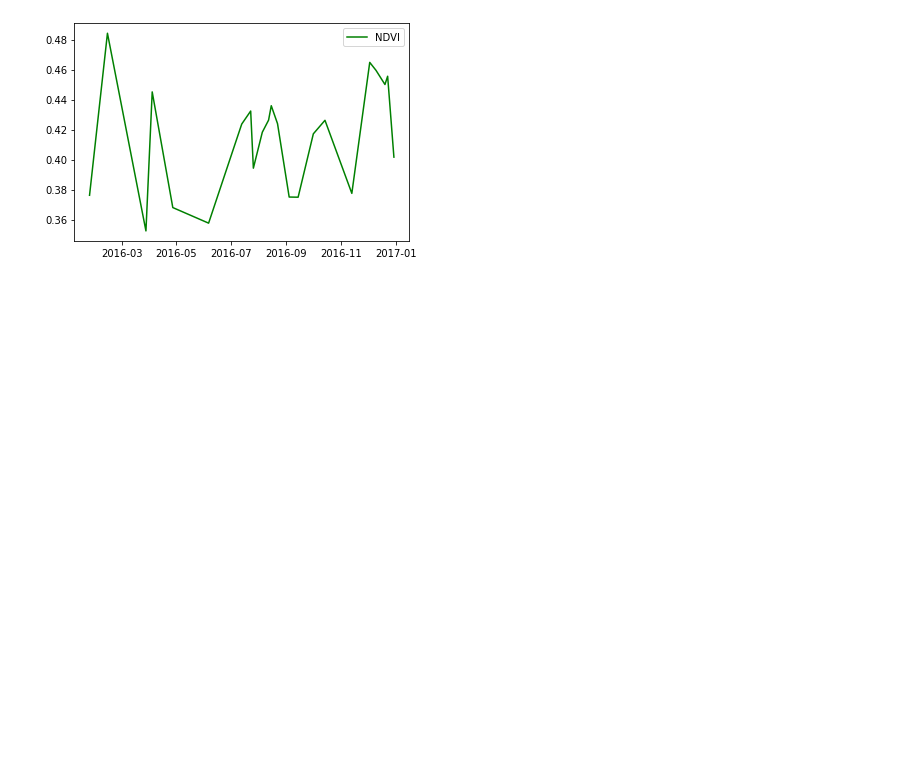
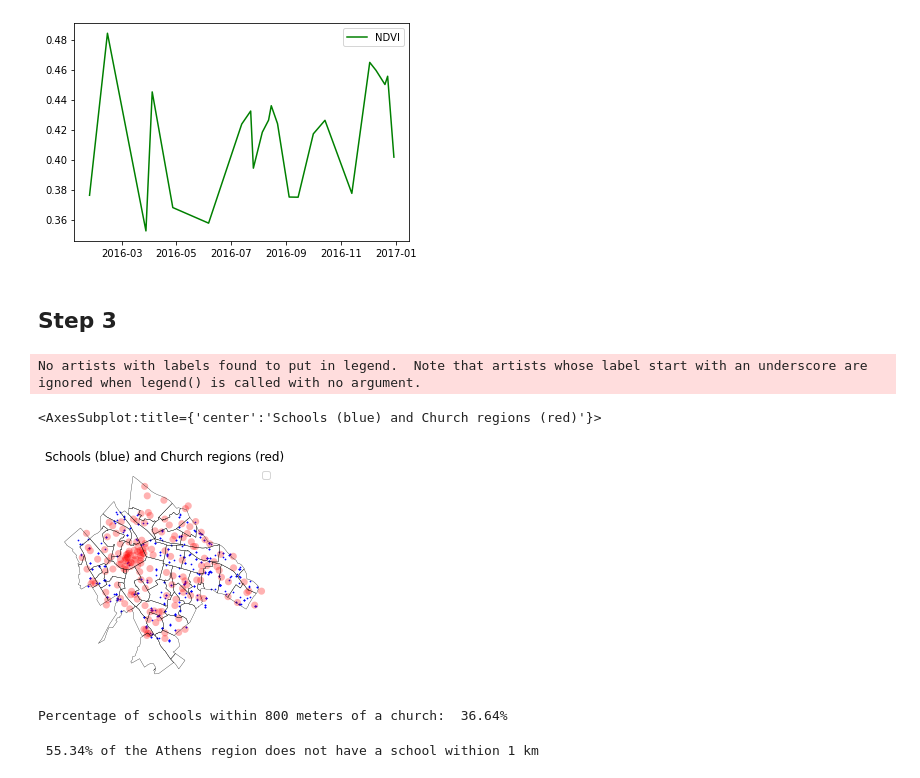
Before and after one commit to k-papadakis/geospatial-labs, a Jupyter notebook: lab2/main.ipynb, the cells around one changed output. Cells and saved outputs as stored; diff of their text form; code cells hidden in the pictures; blank space fills up the shorter version.

```diff
--- a/lab2/main.ipynb
+++ b/lab2/main.ipynb
@@ -141,3 +142,5 @@ plt.legend()
 plt.show()
 # %% [output]
 [figure]
+# %% [markdown]
+## Step 3
@@ -143,0 +173,46 @@ plt.show()
+# %%
+def wfs_geodatagov(typeName, crs):
+    url = 'http://geodata.gov.gr/geoserver/ows'
+    params = dict(service='WFS', version='2.0.0', request='GetFeature', srsName=f'EPSG:{crs}', outputFormat='json')
+    params['typeName'] = typeName
+    r = requests.get(url, params=params)
+    features = geojson.loads(r.text)
+    df = gpd.GeoDataFrame.from_features(features, crs=crs)
+    return df
+
+
+# EPGS:32634 uses meters for coordinates, which means we can meters as buffer distance
+crs = 3264
+police_typeName = 'geodata.gov.gr:9603c9bb-fa1c-4272-beb5-2a21204da56b'
+schools_typeName = 'geodata.gov.gr:11009351-71ec-47f1-9da5-282f04b72a80'
+churches_typeName = 'geodata.gov.gr:8ae90a8d-ab68-4c0a-8153-45cab12ee57a'
+
+police = wfs_geodatagov(police_typeName, crs)
+schools = wfs_geodatagov(schools_typeName, crs)
+churches = wfs_geodatagov(churches_typeName, crs)
+
+athens = gpd.read_file('dasynoikies')
+athens = athens.to_crs(crs)
+# %%
+fig, ax = plt.subplots()
+athens.boundary.plot(ax=ax, color='black', linewidth=0.3)
+schools.plot(ax=ax, color='blue', markersize=0.5)
+churches.buffer(800).plot(ax=ax, alpha=0.3, color='red')
+ax.legend()
+ax.set_title('Schools (blue) and Church regions (red)')
+ax.set_axis_off()
+ax
+# %% [output]
+No artists with labels found to put in legend.  Note that artists whose label start with an underscore are ignored when legend() is called with no argument.
+<AxesSubplot:title={'center':'Schools (blue) and Church regions (red)'}>
+[figure, added]
+# %%
+schools_near_church = schools.within(churches.buffer(800).unary_union).mean()
+print(f'Percentage of schools within 800 meters of a church: {schools_near_church: .2%}')
+# %% [output]
+Percentage of schools within 800 meters of a church:  36.64%
+# %%
+no_schools_nearby = athens.unary_union.difference(schools.buffer(1000).unary_union).area / athens.unary_union.area
+print(f'{no_schools_nearby: .2%} of the Athens region does not have a school withion 1 km')
+# %% [output]
+ 55.34% of the Athens region does not have a school withion 1 km
```
Also changed, not shown: parts of 4 cells of this notebook, 5 other files.
